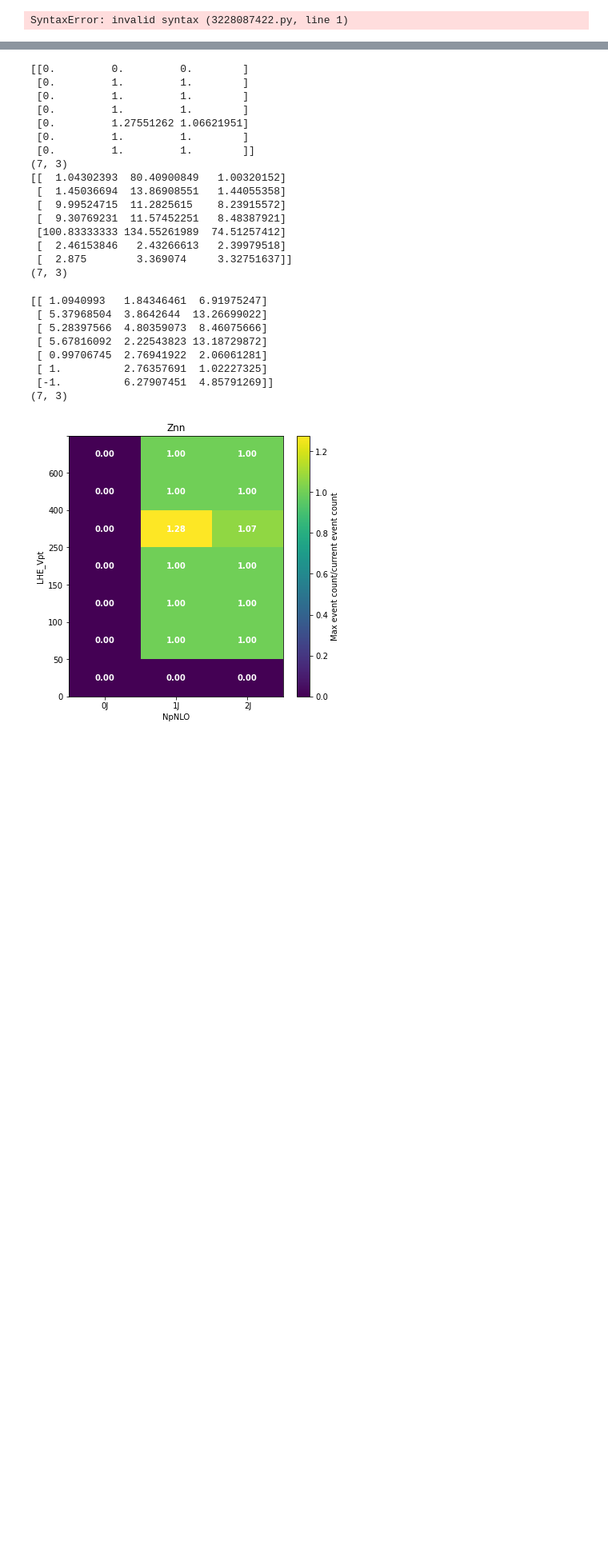
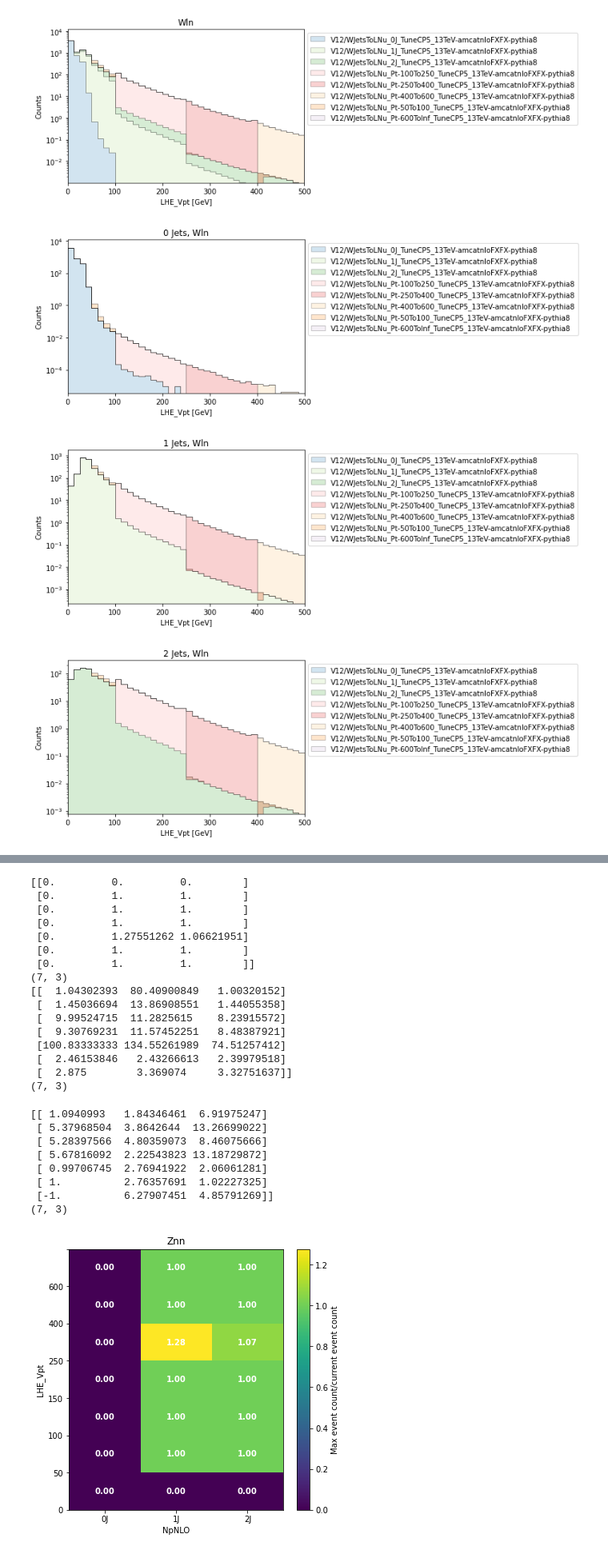
Before and after one commit to nhaubrich/SampleStitching, a Jupyter notebook: plots.ipynb, the cells around one changed output, grey strips where cells are left out. Shown at 80% size. Cells and saved outputs as stored; diff of their text form; code cells hidden in the pictures; blank space fills up the shorter version.

Commit message:
Clean up plotting

```diff
--- a/plots.ipynb
+++ b/plots.ipynb
@@ -4,6 +4,34 @@ import matplotlib.pyplot as plt
 from coffea import hist
 import numpy as np
 # %%
-vals
+channel = "Wln"
+with open("stitchingResults_{}2018.pickle".format(channel),"rb") as f:
+    output = pickle.load(f)
-# %% [output]
-SyntaxError: invalid syntax (3228087422.py, line 1)
+# %%
+%config InlineBackend.print_figure_kwargs={'facecolor' : "w"}
+
+from cycler import cycler
+fig, ax = plt.subplots()
+colors = ['#a6cee3','#1f78b4','#b2df8a','#33a02c','#fb9a99','#e31a1c','#fdbf6f','#ff7f00','#cab2d6']+['#8dd3c7','#ffffb3','#bebada','#fb8072','#80b1d3','#fdb462','#b3de69','#fccde5','#d9d9d9']
+ax.set_prop_cycle(cycler('color',colors))
+ax.semilogy(True)
+hist.plot1d(output["validation"].integrate("NpNLO"),stack=True,ax=ax,line_opts=None,fill_opts={'alpha':0.2,'edgecolor': (0,0,0,0.3)},clear=False)
+# hist.plot1d(output["validation"].integrate("NpNLO"),stack=True)
+plt.title(channel)
+leg = ax.legend(bbox_to_anchor=(1,1), loc="upper left")
+
+for nJet in [0,1,2]:
+    from cycler import cycler
+    fig, ax = plt.subplots()
+    colors = ['#a6cee3','#1f78b4','#b2df8a','#33a02c','#fb9a99','#e31a1c','#fdbf6f','#ff7f00','#cab2d6']+['#8dd3c7','#ffffb3','#bebada','#fb8072','#80b1d3','#fdb462','#b3de69','#fccde5','#d9d9d9']
+    ax.set_prop_cycle(cycler('color',colors))
+    ax.semilogy(True)
+    hist.plot1d(output["validation"].integrate("NpNLO",nJet),stack=True,ax=ax,line_opts=None,fill_opts={'alpha':0.2,'edgecolor': (0,0,0,0.3)},clear=False)
+    plt.title(str(nJet)+" Jets, "+channel)
+#     plt.ylim(ymin=0.05)
+    leg = ax.legend(bbox_to_anchor=(1,1), loc="upper left")
+# %% [output]
+[figure, added]
+[figure, added]
+[figure, added]
+[figure, added]
```
Also changed, not shown: parts of 5 cells of this notebook, 5 other files.
